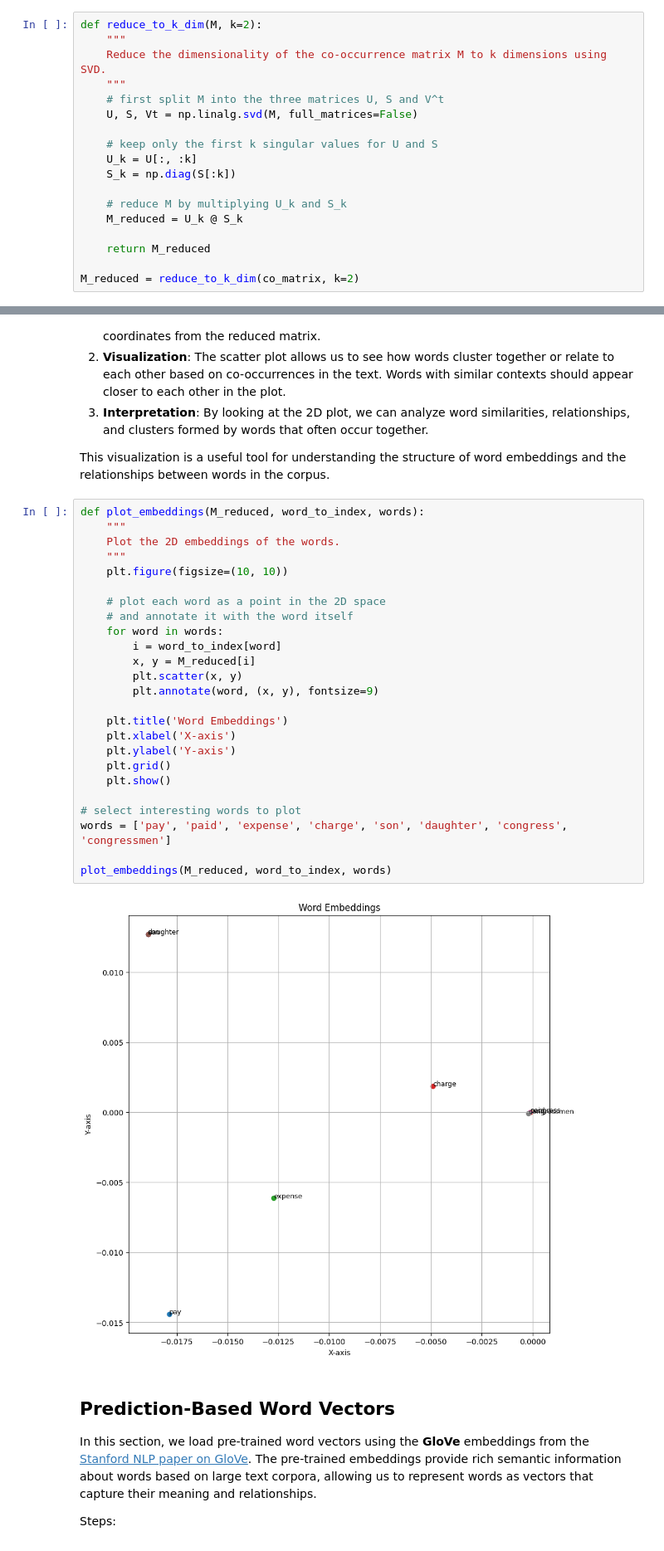
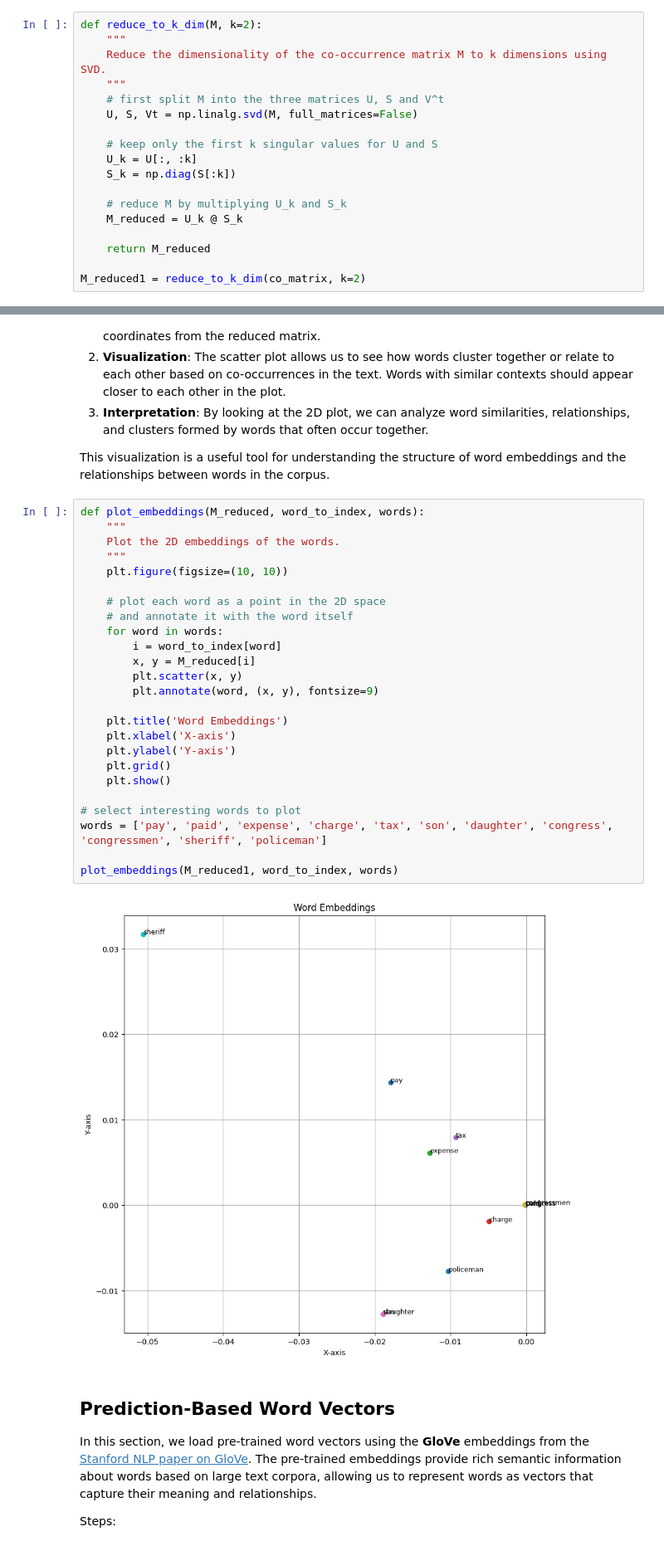
Before and after one commit to kushhhhs/NLP_Group48, a Jupyter notebook: code/NLP_A2_final.ipynb, the cells around one changed output, grey strips where cells are left out. Shown at 83% size. Cells and saved outputs as stored; diff of their text form.

Commit message:
Add words to plot, and rerun notebook with correct ngram probabilities.

```diff
--- a/code/NLP_A2_final.ipynb
+++ b/code/NLP_A2_final.ipynb
@@ -399,7 +399,7 @@ def reduce_to_k_dim(M, k=2):
 
     return M_reduced
 
-M_reduced = reduce_to_k_dim(co_matrix, k=2)
+M_reduced1 = reduce_to_k_dim(co_matrix, k=2)
 # %% [markdown]
 In this final part, we visualize the reduced word embeddings in **2D space**. After reducing the dimensionality of the co-occurrence matrix using SVD, we plot the embeddings for each word to observe their relationships in a low-dimensional space.
 
@@ -412,30 +412,30 @@ This visualization is a useful tool for understanding the structure of word embe
 # %%
 def plot_embeddings(M_reduced, word_to_index, words):
     """
     Plot the 2D embeddings of the words.
     """
     plt.figure(figsize=(10, 10))
 
     # plot each word as a point in the 2D space
     # and annotate it with the word itself
     for word in words:
         i = word_to_index[word]
         x, y = M_reduced[i]
         plt.scatter(x, y)
         plt.annotate(word, (x, y), fontsize=9)
 
     plt.title('Word Embeddings')
     plt.xlabel('X-axis')
     plt.ylabel('Y-axis')
     plt.grid()
     plt.show()
 
 # select interesting words to plot
-words = ['pay', 'paid', 'expense', 'charge', 'son', 'daughter', 'congress', 'congressmen']
+words = ['pay', 'paid', 'expense', 'charge', 'tax', 'son', 'daughter', 'congress', 'congressmen', 'sheriff', 'policeman']
 
-plot_embeddings(M_reduced, word_to_index, words)
+plot_embeddings(M_reduced1, word_to_index, words)
 # %% [output]
-[figure, old version]
+[figure, new version]
 # %% [markdown]
 ## Prediction-Based Word Vectors
 In this section, we load pre-trained word vectors using the **GloVe** embeddings from the [Stanford NLP paper on GloVe](https://nlp.stanford.edu/pubs/glove.pdf). The pre-trained embeddings provide rich semantic information about words based on large text corpora, allowing us to represent words as vectors that capture their meaning and relationships.
```
Also changed, not shown: parts of 5 cells of this notebook, 4 other files.
